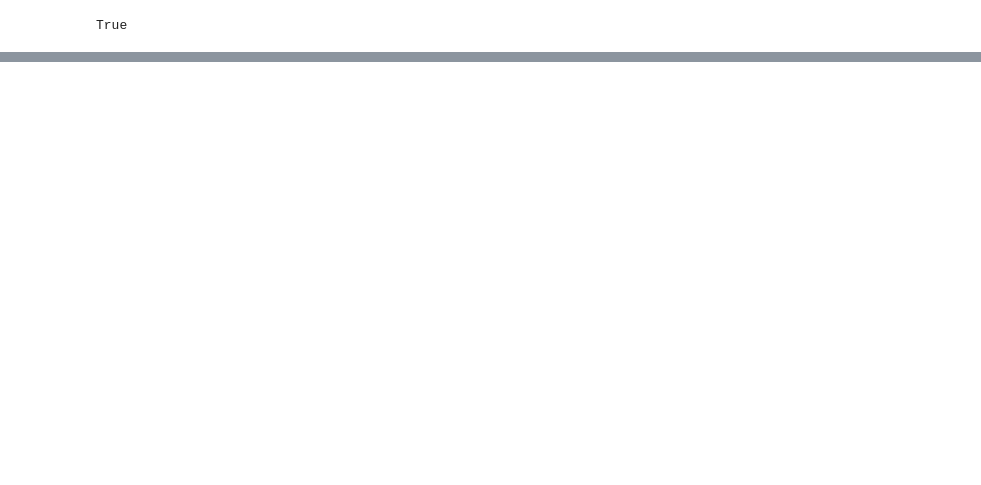
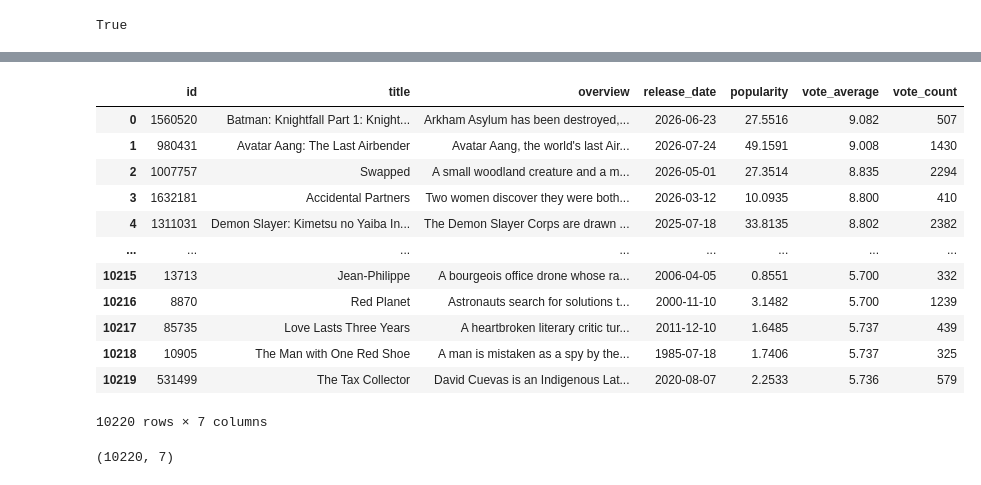
Before and after one commit to Aradhana-Codes/Machine-Learning, a Jupyter notebook: API-to-DataFrame/API_Data.ipynb, the cells around one changed output, grey strips where cells are left out. Drawn from its saved outputs; the diff is of its cells as text; code cells hidden in the pictures; blank space fills up the shorter version.

Commit message:
Fetched data from all pages

```diff
--- a/API-to-DataFrame/API_Data.ipynb
+++ b/API-to-DataFrame/API_Data.ipynb
@@ -60,0 +382,43 @@ ConnectionError: ('Connection aborted.', ConnectionResetError(10054, 'An existin
+# %%
+
+for i in range(244, 301):
+
+    url = "https://api.themoviedb.org/3/movie/top_rated"
+
+    params = {
+        "api_key": os.getenv("TMDB_API_KEY"),
+        "page": i
+    }
+
+    for attempt in range(5):
+        try:
+            response = requests.get(
+                url,
+                params=params,
+                timeout=60
+            )
+
+            response.raise_for_status()
+            data = response.json()
+
+            temp_df = pd.DataFrame(data['results'])[
+                ['id', 'title', 'overview', 'release_date',
+                 'popularity', 'vote_average', 'vote_count']
+            ]
+
+            df = pd.concat(
+                [df, temp_df],
+                ignore_index=True
+            )
+
+            print(f"Page {i} completed")
+            time.sleep(2)
+            break
+
+        except requests.exceptions.RequestException as e:
+            print(f"Page {i}, attempt {attempt+1} failed: {e}")
+            time.sleep(5)
+
+    else:
+        print(f"Could not fetch page {i}. Stopping.")
+        break
@@ -60,0 +567,20 @@ ConnectionError: ('Connection aborted.', ConnectionResetError(10054, 'An existin
+# %%
+df
+# %% [output]
+|  | id | title | overview | release_date | popularity | vote_average | vote_count |
+| 0 | 1560520 | Batman: Knightfall Part 1: Knight... | Arkham Asylum has been destroyed,... | 2026-06-23 | 27.5516 | 9.082 | 507 |
+| 1 | 980431 | Avatar Aang: The Last Airbender | Avatar Aang, the world's last Air... | 2026-07-24 | 49.1591 | 9.008 | 1430 |
+| 2 | 1007757 | Swapped | A small woodland creature and a m... | 2026-05-01 | 27.3514 | 8.835 | 2294 |
+| 3 | 1632181 | Accidental Partners | Two women discover they were both... | 2026-03-12 | 10.0935 | 8.800 | 410 |
+| 4 | 1311031 | Demon Slayer: Kimetsu no Yaiba In... | The Demon Slayer Corps are drawn ... | 2025-07-18 | 33.8135 | 8.802 | 2382 |
+| ... | ... | ... | ... | ... | ... | ... | ... |
+| 10215 | 13713 | Jean-Philippe | A bourgeois office drone whose ra... | 2006-04-05 | 0.8551 | 5.700 | 332 |
+| 10216 | 8870 | Red Planet | Astronauts search for solutions t... | 2000-11-10 | 3.1482 | 5.700 | 1239 |
+| 10217 | 85735 | Love Lasts Three Years | A heartbroken literary critic tur... | 2011-12-10 | 1.6485 | 5.737 | 439 |
+| 10218 | 10905 | The Man with One Red Shoe | A man is mistaken as a spy by the... | 1985-07-18 | 1.7406 | 5.737 | 325 |
+| 10219 | 531499 | The Tax Collector | David Cuevas is an Indigenous Lat... | 2020-08-07 | 2.2533 | 5.736 | 579 |
+10220 rows × 7 columns
+# %%
+df.shape
+# %% [output]
+(10220, 7)
```
Also changed, not shown: parts of 12 cells of this notebook, 1 other file.
